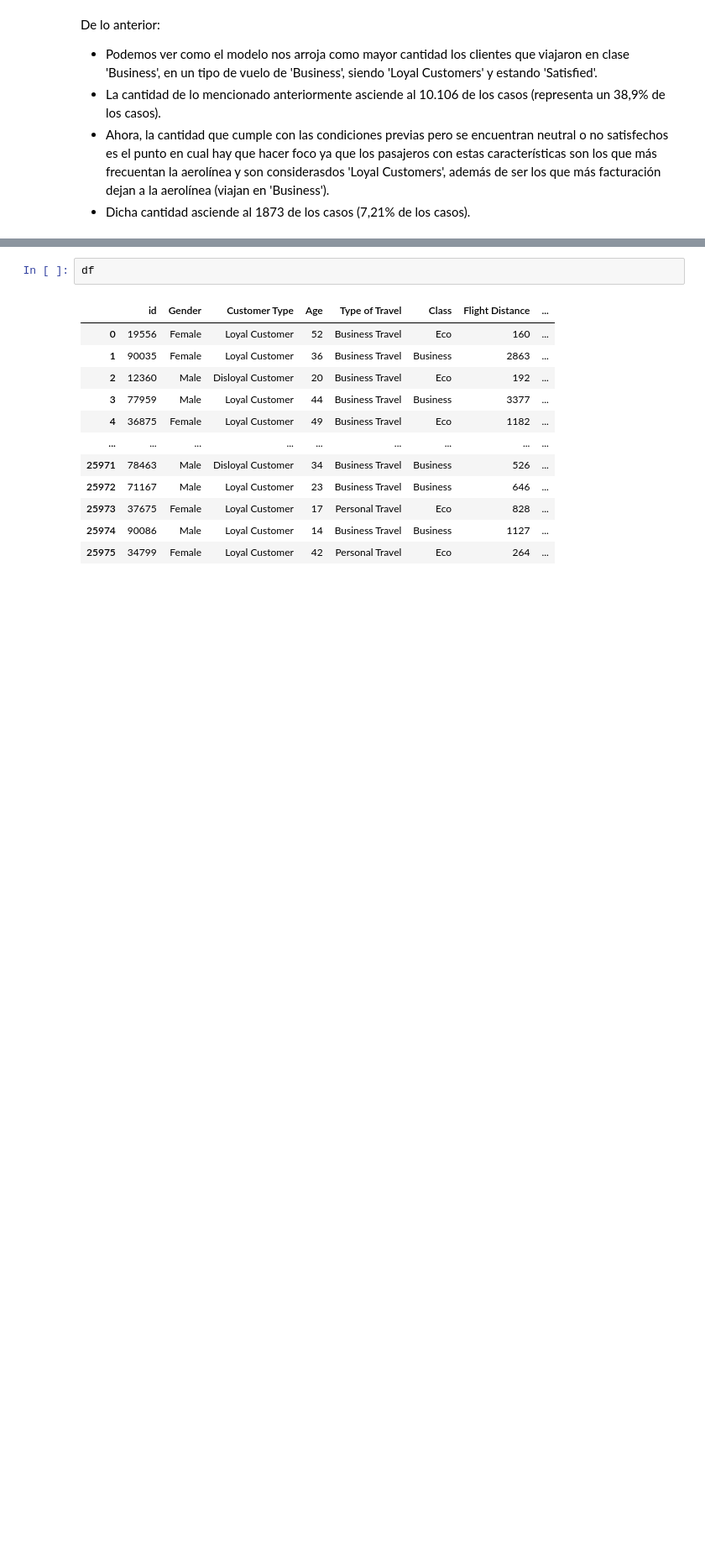
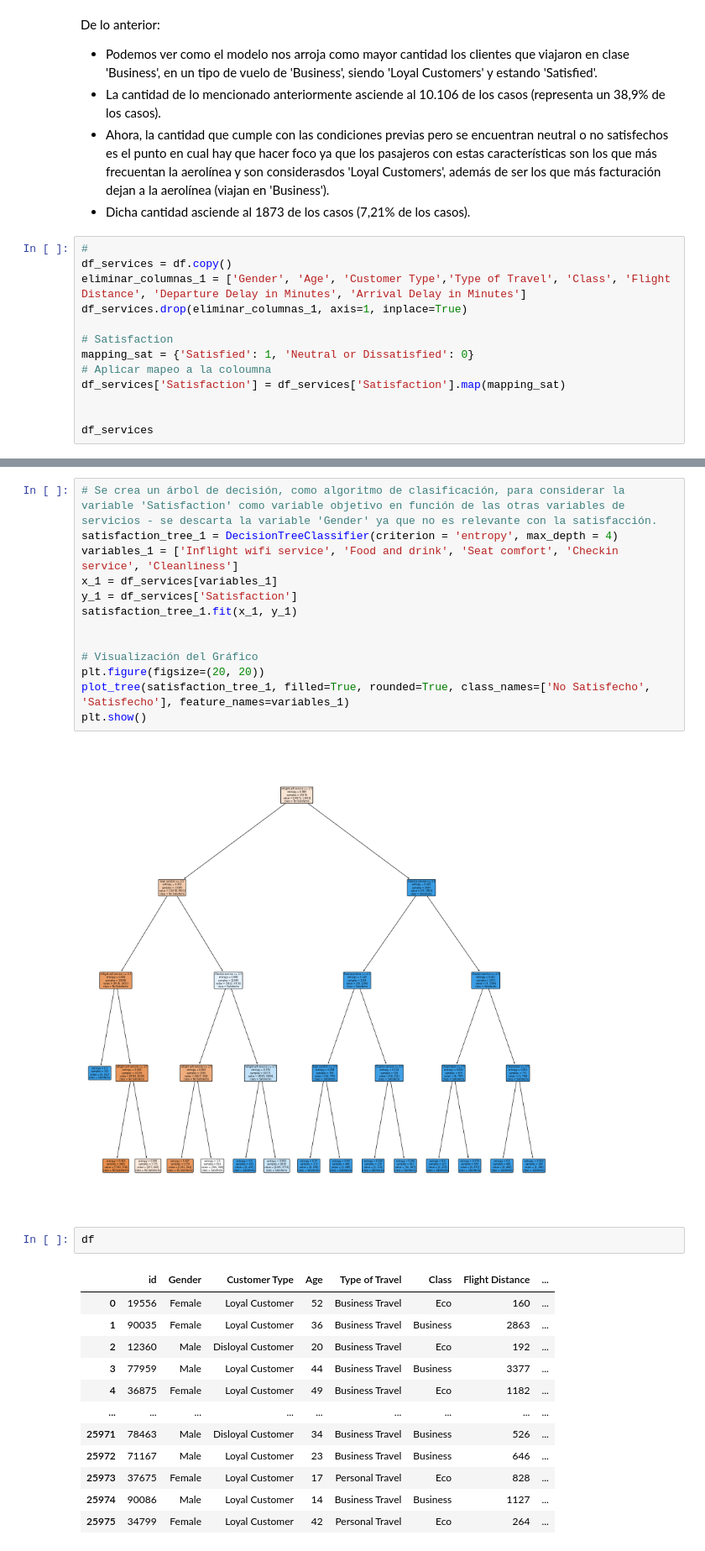
Before and after one commit to MHerrera11/Coderhouse, a Jupyter notebook: notebooks/Satisfacción de Clientes en Vuelos.ipynb, the cells around one changed output, grey strips where cells are left out. Shown at 84% size. Saved outputs shown, nothing was run; the diff lists cells and outputs as text; blank space fills up the shorter version.

```diff
--- a/notebooks/Satisfacción de Clientes en Vuelos.ipynb
+++ b/notebooks/Satisfacción de Clientes en Vuelos.ipynb
@@ -947,3 +947,16 @@ De lo anterior:
 * La cantidad de lo mencionado anteriormente asciende al 10.106 de los casos (representa un 38,9% de los casos).
 * Ahora, la cantidad que cumple con las condiciones previas pero se encuentran neutral o no satisfechos es el punto en cual hay que hacer foco ya que los pasajeros con estas características son los que más frecuentan la aerolínea y son considerasdos 'Loyal Customers', además de ser los que más facturación dejan a la aerolínea (viajan en 'Business').
 * Dicha cantidad asciende al 1873 de los casos (7,21% de los casos).
+# %%
+#
+df_services = df.copy()
+eliminar_columnas_1 = ['Gender', 'Age', 'Customer Type','Type of Travel', 'Class', 'Flight Distance', 'Departure Delay in Minutes', 'Arrival Delay in Minutes']
+df_services.drop(eliminar_columnas_1, axis=1, inplace=True)
+
+# Satisfaction
+mapping_sat = {'Satisfied': 1, 'Neutral or Dissatisfied': 0}
+# Aplicar mapeo a la coloumna
+df_services['Satisfaction'] = df_services['Satisfaction'].map(mapping_sat)
+
+
+df_services
@@ -950,3 +977,18 @@ De lo anterior:
+# %%
+# Se crea un árbol de decisión, como algoritmo de clasificación, para considerar la variable 'Satisfaction' como variable objetivo en función de las otras variables de servicios - se descarta la variable 'Gender' ya que no es relevante con la satisfacción.
+satisfaction_tree_1 = DecisionTreeClassifier(criterion = 'entropy', max_depth = 4)
+variables_1 = ['Inflight wifi service', 'Food and drink', 'Seat comfort', 'Checkin service', 'Cleanliness']
+x_1 = df_services[variables_1]
+y_1 = df_services['Satisfaction']
+satisfaction_tree_1.fit(x_1, y_1)
+
+
+# Visualización del Gráfico
+plt.figure(figsize=(20, 20))
+plot_tree(satisfaction_tree_1, filled=True, rounded=True, class_names=['No Satisfecho', 'Satisfecho'], feature_names=variables_1)
+plt.show()
+# %% [output]
+[figure, added]
 # %%
 df
 # %% [output]
```
Also changed, not shown: parts of 1 cell of this notebook.
